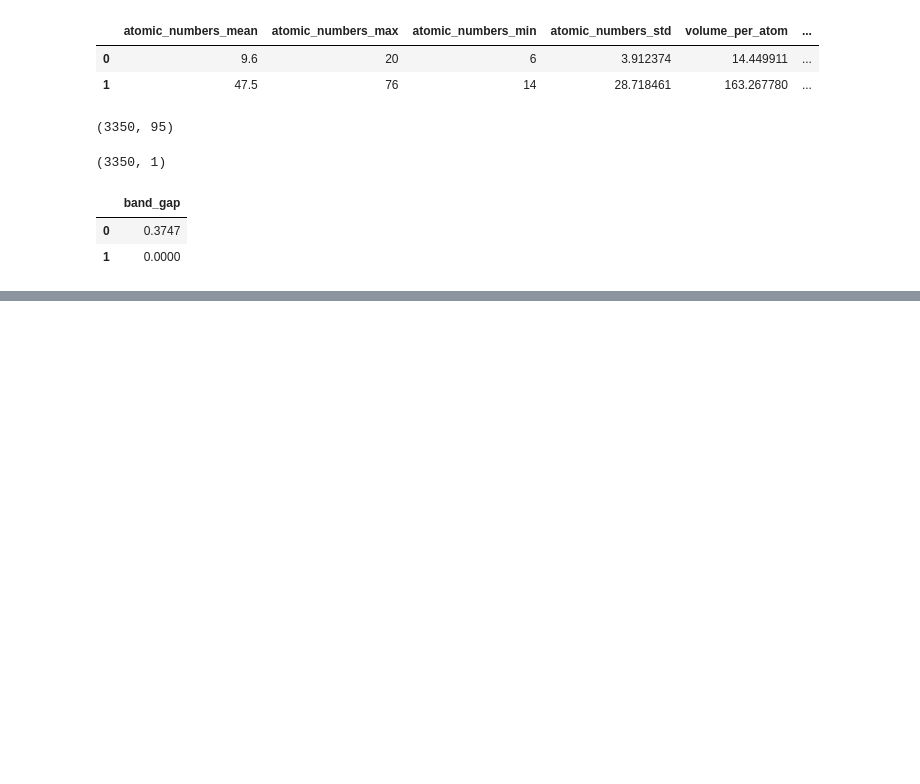
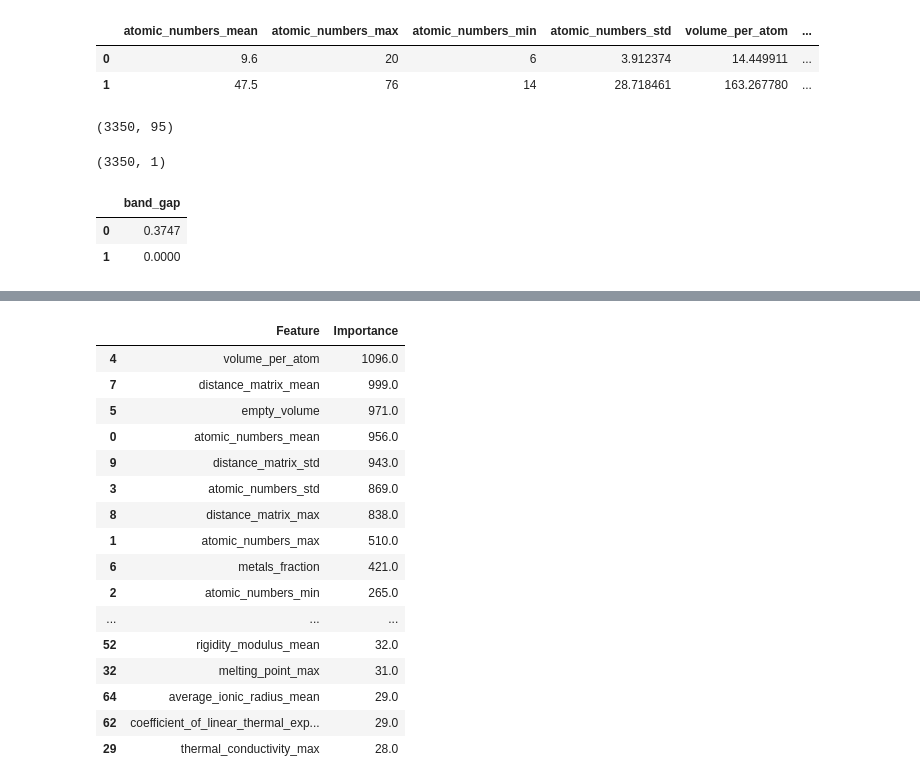
Before and after one commit to Bwhiz/Semiconductor-Energy-Bandgap-ML, a Jupyter notebook: src/model_silicon.ipynb, the cells around one changed output, grey strips where cells are left out. Cells and saved outputs as stored; diff of their text form; code cells hidden in the pictures; blank space fills up the shorter version.

```diff
--- a/src/model_silicon.ipynb
+++ b/src/model_silicon.ipynb
@@ -155,0 +215,27 @@ study.optimize(func, n_trials=20, show_progress_bar=True)
+# %%
+feature_importances_ = model.get_booster().get_score(importance_type='weight')
+# %%
+feature_importance_df = pd.DataFrame(list(feature_importances_.items()), columns=['Feature', 'Importance'])
+
+# Sort by importance (optional)
+feature_importance_df = feature_importance_df.sort_values(by='Importance', ascending=False)
+# %%
+feature_importance_df.iloc[:30,:]
+# %% [output]
+|  | Feature | Importance |
+| 4 | volume_per_atom | 1096.0 |
+| 7 | distance_matrix_mean | 999.0 |
+| 5 | empty_volume | 971.0 |
+| 0 | atomic_numbers_mean | 956.0 |
+| 9 | distance_matrix_std | 943.0 |
+| 3 | atomic_numbers_std | 869.0 |
+| 8 | distance_matrix_max | 838.0 |
+| 1 | atomic_numbers_max | 510.0 |
+| 6 | metals_fraction | 421.0 |
+| 2 | atomic_numbers_min | 265.0 |
+| ... | ... | ... |
+| 52 | rigidity_modulus_mean | 32.0 |
+| 32 | melting_point_max | 31.0 |
+| 64 | average_ionic_radius_mean | 29.0 |
+| 62 | coefficient_of_linear_thermal_exp... | 29.0 |
+| 29 | thermal_conductivity_max | 28.0 |
```
Also changed, not shown: parts of 17 cells of this notebook, 3 other files.
